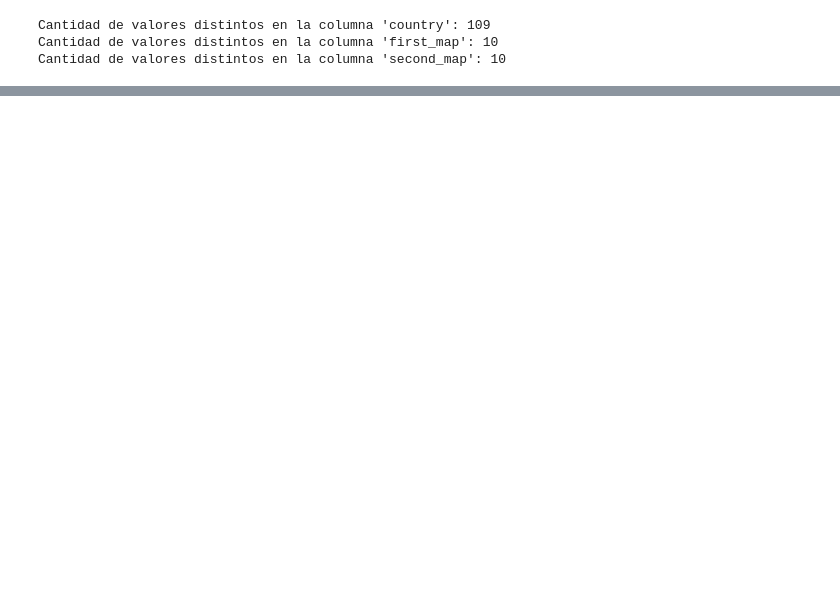
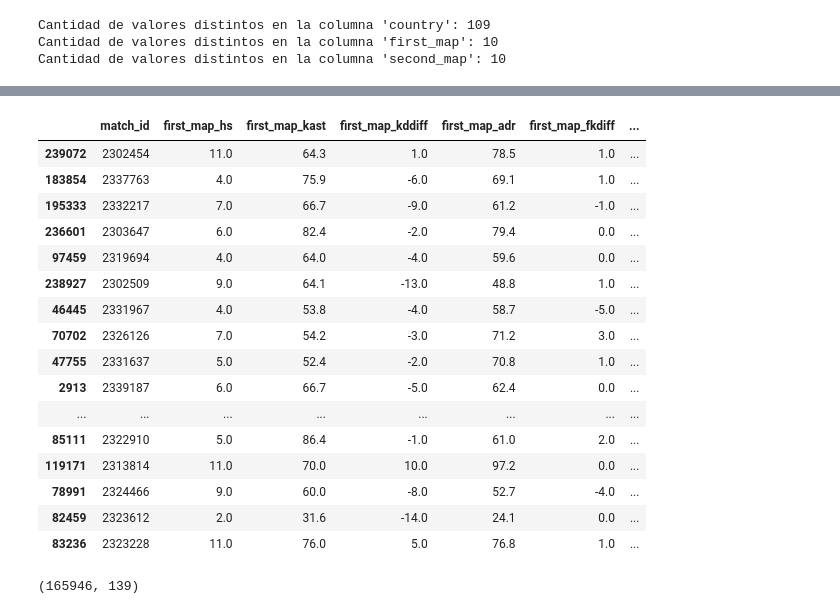
Before and after one commit to UlisesCravero/tp_ml_Cravero_Pautasso, a Jupyter notebook: tp2_EDA-Copy1.ipynb, the cells around one changed output, grey strips where cells are left out. Cells and saved outputs as stored; diff of their text form; code cells hidden in the pictures; blank space fills up the shorter version.

```diff
--- a/tp2_EDA-Copy1.ipynb
+++ b/tp2_EDA-Copy1.ipynb
@@ -166,0 +180,38 @@ players_nuevo[columnas_normalizadas] = scaler.fit_transform(players_nuevo[column
+# %%
+#borramos los registros de players_nuevo que quedan con columnas nuevas ya que no tenian ocurrencia en results, perdiendo datos
+indices_a_eliminar = []
+for index, registro in players_nuevo.iterrows():
+    # Verifica si las columnas seleccionadas contienen el valor -1
+    if registro['team_ranking'] == -1 or registro['opponent_ranking'] == -1:
+        # guardamos el indice para eliminarlo despues
+        indices_a_eliminar.append(index)
+
+# Elimina los registros en un solo paso
+players_nuevo.drop(indices_a_eliminar, inplace=True)
+
+#borramos tambien las columnas team y opponent que ya no utilizamos
+players_nuevo.drop(columns=['team', 'opponent'],axis=1,inplace=True)
+
+players_nuevo.sample(40)
+# %% [output]
+|  | match_id | first_map_hs | first_map_kast | first_map_kddiff | first_map_adr | first_map_fkdiff | ... |
+| 239072 | 2302454 | 11.0 | 64.3 | 1.0 | 78.5 | 1.0 | ... |
+| 183854 | 2337763 | 4.0 | 75.9 | -6.0 | 69.1 | 1.0 | ... |
+| 195333 | 2332217 | 7.0 | 66.7 | -9.0 | 61.2 | -1.0 | ... |
+| 236601 | 2303647 | 6.0 | 82.4 | -2.0 | 79.4 | 0.0 | ... |
+| 97459 | 2319694 | 4.0 | 64.0 | -4.0 | 59.6 | 0.0 | ... |
+| 238927 | 2302509 | 9.0 | 64.1 | -13.0 | 48.8 | 1.0 | ... |
+| 46445 | 2331967 | 4.0 | 53.8 | -4.0 | 58.7 | -5.0 | ... |
+| 70702 | 2326126 | 7.0 | 54.2 | -3.0 | 71.2 | 3.0 | ... |
+| 47755 | 2331637 | 5.0 | 52.4 | -2.0 | 70.8 | 1.0 | ... |
+| 2913 | 2339187 | 6.0 | 66.7 | -5.0 | 62.4 | 0.0 | ... |
+| ... | ... | ... | ... | ... | ... | ... | ... |
+| 85111 | 2322910 | 5.0 | 86.4 | -1.0 | 61.0 | 2.0 | ... |
+| 119171 | 2313814 | 11.0 | 70.0 | 10.0 | 97.2 | 0.0 | ... |
+| 78991 | 2324466 | 9.0 | 60.0 | -8.0 | 52.7 | -4.0 | ... |
+| 82459 | 2323612 | 2.0 | 31.6 | -14.0 | 24.1 | 0.0 | ... |
+| 83236 | 2323228 | 11.0 | 76.0 | 5.0 | 76.8 | 1.0 | ... |
+# %%
+players_nuevo.shape
+# %% [output]
+(165946, 139)
```
Also changed, not shown: parts of 35 cells of this notebook.
